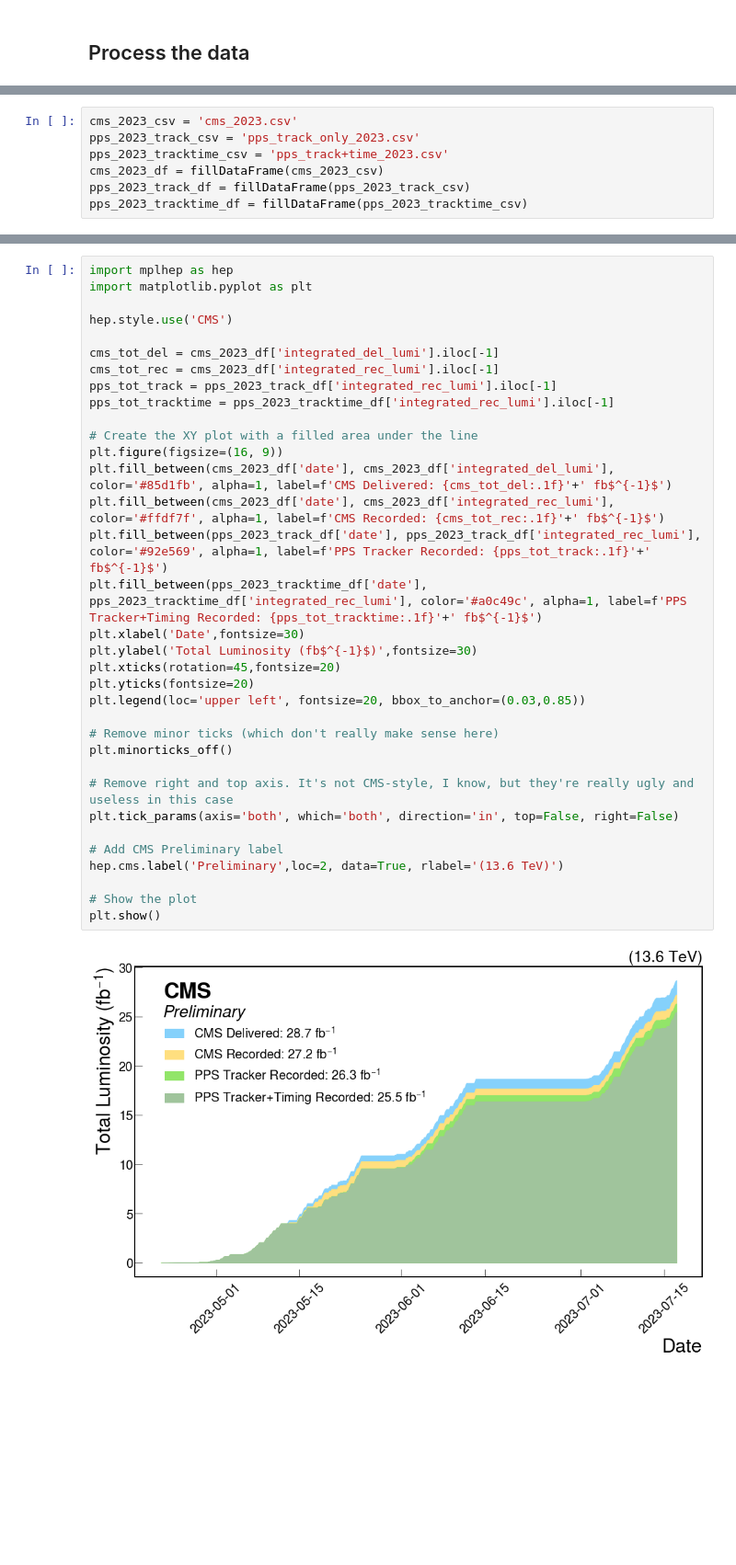
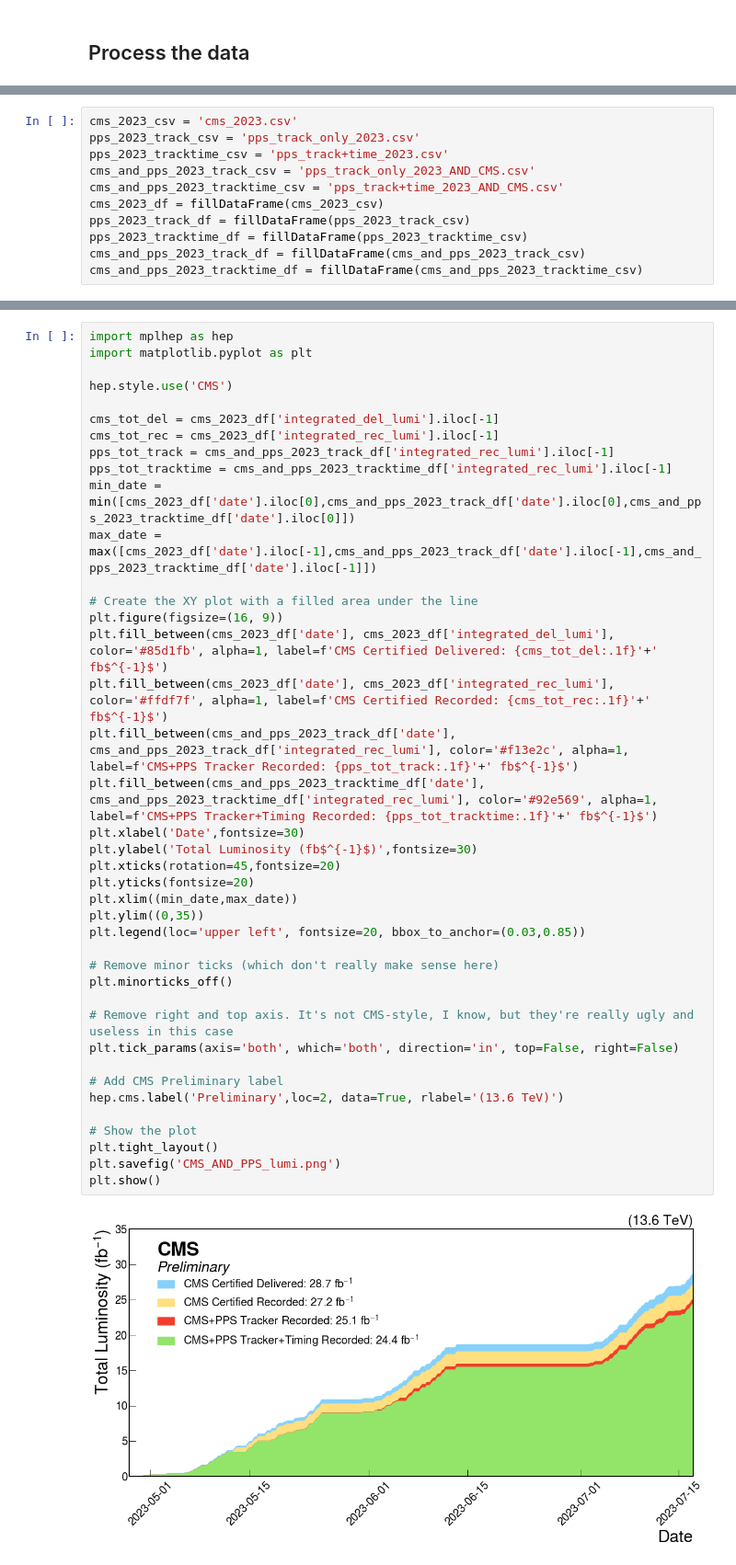
Before and after one commit to AndreaBellora/pps-dpg-lumi-plots, a Jupyter notebook: lumi_plot.ipynb, the cells around one changed output, grey strips where cells are left out. Shown: that part at 92% size. Drawn from its saved outputs; the diff is of its cells as text; blank space fills up the shorter version.

Commit message:
Updated plots to have intersection between CMS and PPS

```diff
--- a/lumi_plot.ipynb
+++ b/lumi_plot.ipynb
@@ -99,9 +111,13 @@ def fillDataFrame(csv_file):
 cms_2023_csv = 'cms_2023.csv'
 pps_2023_track_csv = 'pps_track_only_2023.csv'
 pps_2023_tracktime_csv = 'pps_track+time_2023.csv'
+cms_and_pps_2023_track_csv = 'pps_track_only_2023_AND_CMS.csv'
+cms_and_pps_2023_tracktime_csv = 'pps_track+time_2023_AND_CMS.csv'
 cms_2023_df = fillDataFrame(cms_2023_csv)
 pps_2023_track_df = fillDataFrame(pps_2023_track_csv)
 pps_2023_tracktime_df = fillDataFrame(pps_2023_tracktime_csv)
+cms_and_pps_2023_track_df = fillDataFrame(cms_and_pps_2023_track_csv)
+cms_and_pps_2023_tracktime_df = fillDataFrame(cms_and_pps_2023_tracktime_csv)
 # %% [output]
 Parsing cms_2023.csv...
 Parsing pps_track_only_2023.csv...
@@ -109,36 +129,42 @@ Parsing pps_track+time_2023.csv...
 # %%
 import mplhep as hep
 import matplotlib.pyplot as plt
 
 hep.style.use('CMS')
 
 cms_tot_del = cms_2023_df['integrated_del_lumi'].iloc[-1]
 cms_tot_rec = cms_2023_df['integrated_rec_lumi'].iloc[-1]
-pps_tot_track = pps_2023_track_df['integrated_rec_lumi'].iloc[-1]
-pps_tot_tracktime = pps_2023_tracktime_df['integrated_rec_lumi'].iloc[-1]
+pps_tot_track = cms_and_pps_2023_track_df['integrated_rec_lumi'].iloc[-1]
+pps_tot_tracktime = cms_and_pps_2023_tracktime_df['integrated_rec_lumi'].iloc[-1]
+min_date = min([cms_2023_df['date'].iloc[0],cms_and_pps_2023_track_df['date'].iloc[0],cms_and_pps_2023_tracktime_df['date'].iloc[0]])
+max_date = max([cms_2023_df['date'].iloc[-1],cms_and_pps_2023_track_df['date'].iloc[-1],cms_and_pps_2023_tracktime_df['date'].iloc[-1]])
 
 # Create the XY plot with a filled area under the line
 plt.figure(figsize=(16, 9))
-plt.fill_between(cms_2023_df['date'], cms_2023_df['integrated_del_lumi'], color='#85d1fb', alpha=1, label=f'CMS Delivered: {cms_tot_del:.1f}'+' fb$^{-1}$')
-plt.fill_between(cms_2023_df['date'], cms_2023_df['integrated_rec_lumi'], color='#ffdf7f', alpha=1, label=f'CMS Recorded: {cms_tot_rec:.1f}'+' fb$^{-1}$')
-plt.fill_between(pps_2023_track_df['date'], pps_2023_track_df['integrated_rec_lumi'], color='#92e569', alpha=1, label=f'PPS Tracker Recorded: {pps_tot_track:.1f}'+' fb$^{-1}$')
-plt.fill_between(pps_2023_tracktime_df['date'], pps_2023_tracktime_df['integrated_rec_lumi'], color='#a0c49c', alpha=1, label=f'PPS Tracker+Timing Recorded: {pps_tot_tracktime:.1f}'+' fb$^{-1}$')
+plt.fill_between(cms_2023_df['date'], cms_2023_df['integrated_del_lumi'], color='#85d1fb', alpha=1, label=f'CMS Certified Delivered: {cms_tot_del:.1f}'+' fb$^{-1}$')
+plt.fill_between(cms_2023_df['date'], cms_2023_df['integrated_rec_lumi'], color='#ffdf7f', alpha=1, label=f'CMS Certified Recorded: {cms_tot_rec:.1f}'+' fb$^{-1}$')
+plt.fill_between(cms_and_pps_2023_track_df['date'], cms_and_pps_2023_track_df['integrated_rec_lumi'], color='#f13e2c', alpha=1, label=f'CMS+PPS Tracker Recorded: {pps_tot_track:.1f}'+' fb$^{-1}$')
+plt.fill_between(cms_and_pps_2023_tracktime_df['date'], cms_and_pps_2023_tracktime_df['integrated_rec_lumi'], color='#92e569', alpha=1, label=f'CMS+PPS Tracker+Timing Recorded: {pps_tot_tracktime:.1f}'+' fb$^{-1}$')
 plt.xlabel('Date',fontsize=30)
 plt.ylabel('Total Luminosity (fb$^{-1}$)',fontsize=30)
 plt.xticks(rotation=45,fontsize=20)
 plt.yticks(fontsize=20)
+plt.xlim((min_date,max_date))
+plt.ylim((0,35))
 plt.legend(loc='upper left', fontsize=20, bbox_to_anchor=(0.03,0.85))
 
 # Remove minor ticks (which don't really make sense here)
 plt.minorticks_off()
 
 # Remove right and top axis. It's not CMS-style, I know, but they're really ugly and useless in this case
 plt.tick_params(axis='both', which='both', direction='in', top=False, right=False)
 
 # Add CMS Preliminary label
 hep.cms.label('Preliminary',loc=2, data=True, rlabel='(13.6 TeV)')
 
 # Show the plot
+plt.tight_layout()
+plt.savefig('CMS_AND_PPS_lumi.png')
 plt.show()
 # %% [output]
-[figure, old version]
+[figure, new version]
```
Also changed, not shown: parts of 9 cells of this notebook, 6 other files.
